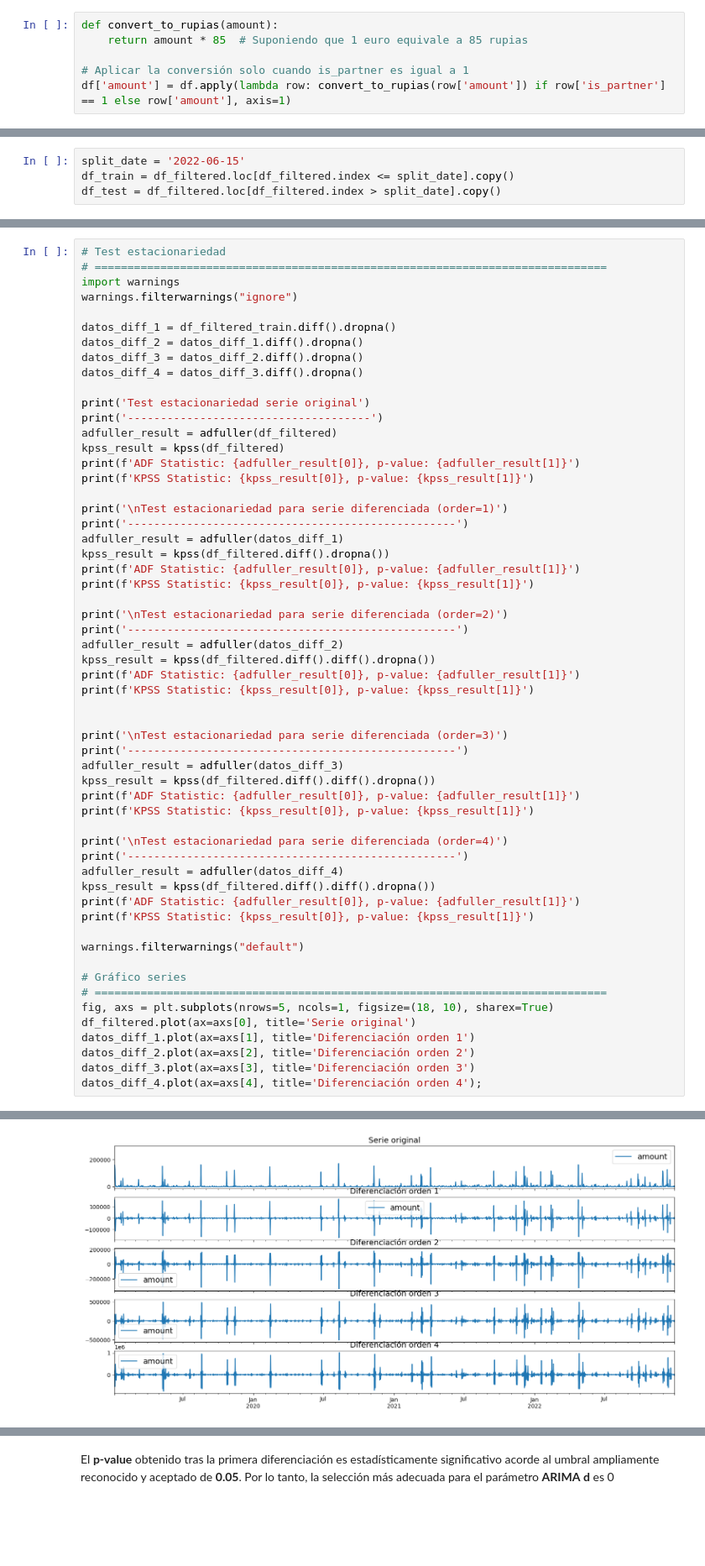
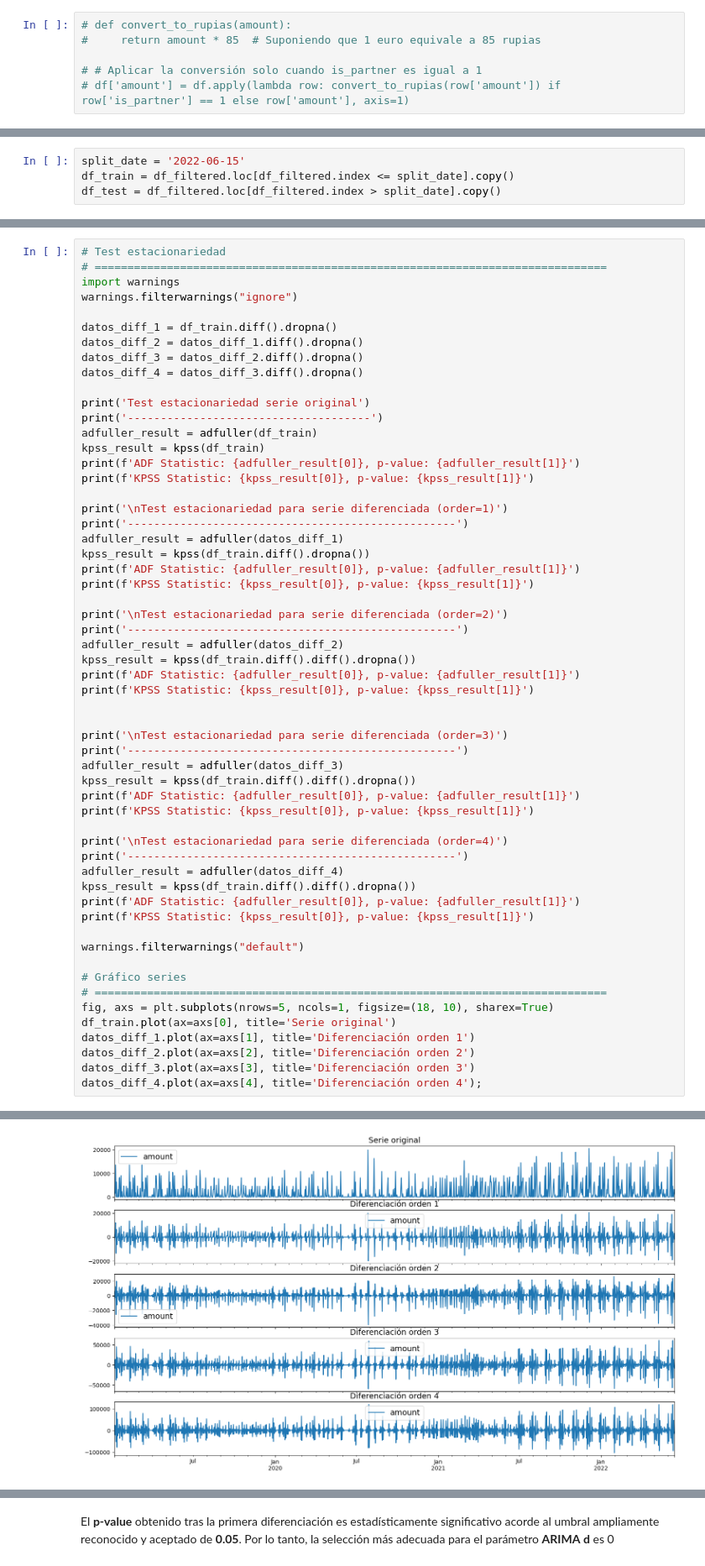
Before and after one commit to solfontan/DesafioTripulaciones, a Jupyter notebook: EDA_ong.ipynb, the cells around one changed output, grey strips where cells are left out. Shown at 84% size. Drawn from its saved outputs; the diff is of its cells as text; blank space fills up the shorter version.

```diff
--- a/EDA_ong.ipynb
+++ b/EDA_ong.ipynb
@@ -119,11 +119,11 @@ df.duplicated().sum()
 # %% [markdown]
 ### Limpieza
 # %%
-def convert_to_rupias(amount):
-    return amount * 85  # Suponiendo que 1 euro equivale a 85 rupias
+# def convert_to_rupias(amount):
+#     return amount * 85  # Suponiendo que 1 euro equivale a 85 rupias
 
-# Aplicar la conversión solo cuando is_partner es igual a 1
-df['amount'] = df.apply(lambda row: convert_to_rupias(row['amount']) if row['is_partner'] == 1 else row['amount'], axis=1)
+# # Aplicar la conversión solo cuando is_partner es igual a 1
+# df['amount'] = df.apply(lambda row: convert_to_rupias(row['amount']) if row['is_partner'] == 1 else row['amount'], axis=1)
 # %%
 df.fillna('Particular', inplace=True)
 # %%
@@ -539,29 +439,29 @@ Fechas test  : 2022-12-31 00:00:00 --- 2024-01-01 00:00:00  (n=367)
 import warnings
 warnings.filterwarnings("ignore")
 
-datos_diff_1 = df_filtered_train.diff().dropna()
+datos_diff_1 = df_train.diff().dropna()
 datos_diff_2 = datos_diff_1.diff().dropna()
 datos_diff_3 = datos_diff_2.diff().dropna()
 datos_diff_4 = datos_diff_3.diff().dropna()
 
 print('Test estacionariedad serie original')
 print('-------------------------------------')
-adfuller_result = adfuller(df_filtered)
-kpss_result = kpss(df_filtered)
+adfuller_result = adfuller(df_train)
+kpss_result = kpss(df_train)
 print(f'ADF Statistic: {adfuller_result[0]}, p-value: {adfuller_result[1]}')
 print(f'KPSS Statistic: {kpss_result[0]}, p-value: {kpss_result[1]}')
 
 print('\nTest estacionariedad para serie diferenciada (order=1)')
 print('--------------------------------------------------')
 adfuller_result = adfuller(datos_diff_1)
-kpss_result = kpss(df_filtered.diff().dropna())
+kpss_result = kpss(df_train.diff().dropna())
 print(f'ADF Statistic: {adfuller_result[0]}, p-value: {adfuller_result[1]}')
 print(f'KPSS Statistic: {kpss_result[0]}, p-value: {kpss_result[1]}')
 
 print('\nTest estacionariedad para serie diferenciada (order=2)')
 print('--------------------------------------------------')
 adfuller_result = adfuller(datos_diff_2)
-kpss_result = kpss(df_filtered.diff().diff().dropna())
+kpss_result = kpss(df_train.diff().diff().dropna())
 print(f'ADF Statistic: {adfuller_result[0]}, p-value: {adfuller_result[1]}')
 print(f'KPSS Statistic: {kpss_result[0]}, p-value: {kpss_result[1]}')
 
@@ -569,14 +469,14 @@ print(f'KPSS Statistic: {kpss_result[0]}, p-value: {kpss_result[1]}')
 print('\nTest estacionariedad para serie diferenciada (order=3)')
 print('--------------------------------------------------')
 adfuller_result = adfuller(datos_diff_3)
-kpss_result = kpss(df_filtered.diff().diff().dropna())
+kpss_result = kpss(df_train.diff().diff().dropna())
 print(f'ADF Statistic: {adfuller_result[0]}, p-value: {adfuller_result[1]}')
 print(f'KPSS Statistic: {kpss_result[0]}, p-value: {kpss_result[1]}')
 
 print('\nTest estacionariedad para serie diferenciada (order=4)')
 print('--------------------------------------------------')
 adfuller_result = adfuller(datos_diff_4)
-kpss_result = kpss(df_filtered.diff().diff().dropna())
+kpss_result = kpss(df_train.diff().diff().dropna())
 print(f'ADF Statistic: {adfuller_result[0]}, p-value: {adfuller_result[1]}')
 print(f'KPSS Statistic: {kpss_result[0]}, p-value: {kpss_result[1]}')
 
@@ -585,7 +485,7 @@ warnings.filterwarnings("default")
 # Gráfico series
 # ==============================================================================
 fig, axs = plt.subplots(nrows=5, ncols=1, figsize=(18, 10), sharex=True)
-df_filtered.plot(ax=axs[0], title='Serie original')
+df_train.plot(ax=axs[0], title='Serie original')
 datos_diff_1.plot(ax=axs[1], title='Diferenciación orden 1')
 datos_diff_2.plot(ax=axs[2], title='Diferenciación orden 2')
 datos_diff_3.plot(ax=axs[3], title='Diferenciación orden 3')
@@ -611,4 +511,4 @@ KPSS Statistic: 0.07655642664177069, p-value: 0.1
-[figure, old version]
+[figure, new version]
 # %% [markdown]
 - La serie original NO es estacionaria según la prueba ADF, ya que el valor p (p-value) es significativamente menor que 0.05.
 - Sin embargo, según la prueba KPSS, la serie original es estacionaria, ya que el valor p es menor que 0.05.
```
Also changed, not shown: parts of 29 cells of this notebook, 2 other files.
